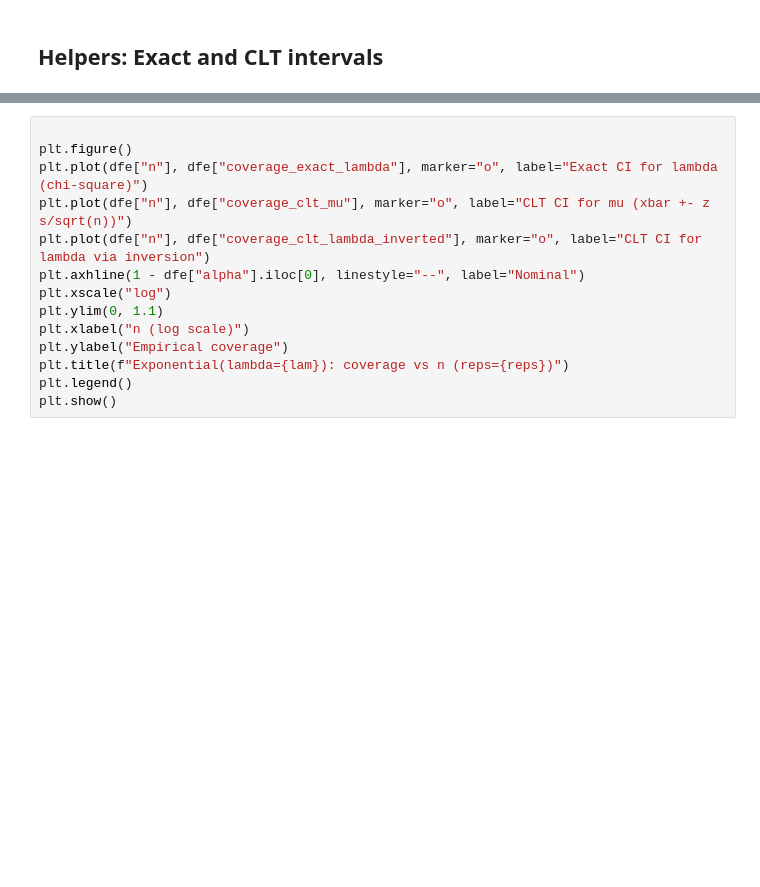
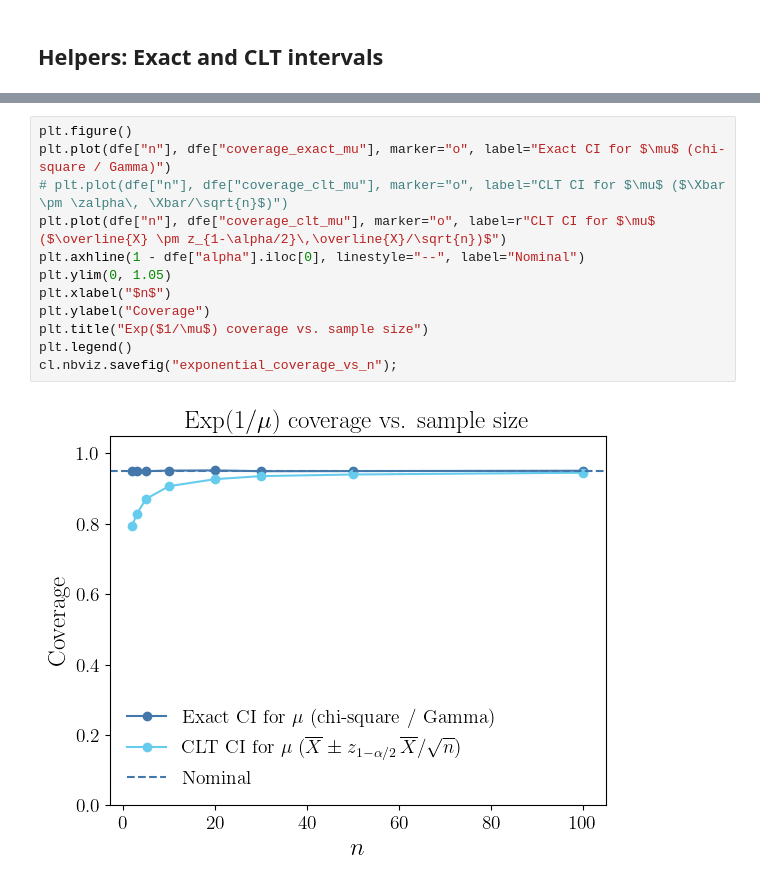
Before and after one commit to fjhickernell/MATH563Spring2026, a Jupyter notebook: classlib/classlib/notebooks/coverage_exact_vs_clt.ipynb, the cells around one changed output, grey strips where cells are left out. Drawn from its saved outputs; the diff is of its cells as text; blank space fills up the shorter version.

```diff
--- a/classlib/classlib/notebooks/coverage_exact_vs_clt.ipynb
+++ b/classlib/classlib/notebooks/coverage_exact_vs_clt.ipynb
@@ -268,14 +344,14 @@ dfe
 # %%
-
 plt.figure()
-plt.plot(dfe["n"], dfe["coverage_exact_lambda"], marker="o", label="Exact CI for lambda (chi-square)")
-plt.plot(dfe["n"], dfe["coverage_clt_mu"], marker="o", label="CLT CI for mu (xbar +- z s/sqrt(n))")
-plt.plot(dfe["n"], dfe["coverage_clt_lambda_inverted"], marker="o", label="CLT CI for lambda via inversion")
+plt.plot(dfe["n"], dfe["coverage_exact_mu"], marker="o", label="Exact CI for $\mu$ (chi-square / Gamma)")
+# plt.plot(dfe["n"], dfe["coverage_clt_mu"], marker="o", label="CLT CI for $\mu$ ($\Xbar \pm \zalpha\, \Xbar/\sqrt{n}$)")
+plt.plot(dfe["n"], dfe["coverage_clt_mu"], marker="o", label=r"CLT CI for $\mu$ ($\overline{X} \pm z_{1-\alpha/2}\,\overline{X}/\sqrt{n})$")
 plt.axhline(1 - dfe["alpha"].iloc[0], linestyle="--", label="Nominal")
-plt.xscale("log")
-plt.ylim(0, 1.1)
-plt.xlabel("n (log scale)")
-plt.ylabel("Empirical coverage")
-plt.title(f"Exponential(lambda={lam}): coverage vs n (reps={reps})")
+plt.ylim(0, 1.05)
+plt.xlabel("$n$")
+plt.ylabel("Coverage")
+plt.title("Exp($1/\mu$) coverage vs. sample size")
 plt.legend()
-plt.show()
+cl.nbviz.savefig("exponential_coverage_vs_n");
+# %% [output]
+[figure, added]
```
Also changed, not shown: parts of 24 cells of this notebook, 9 other files.
